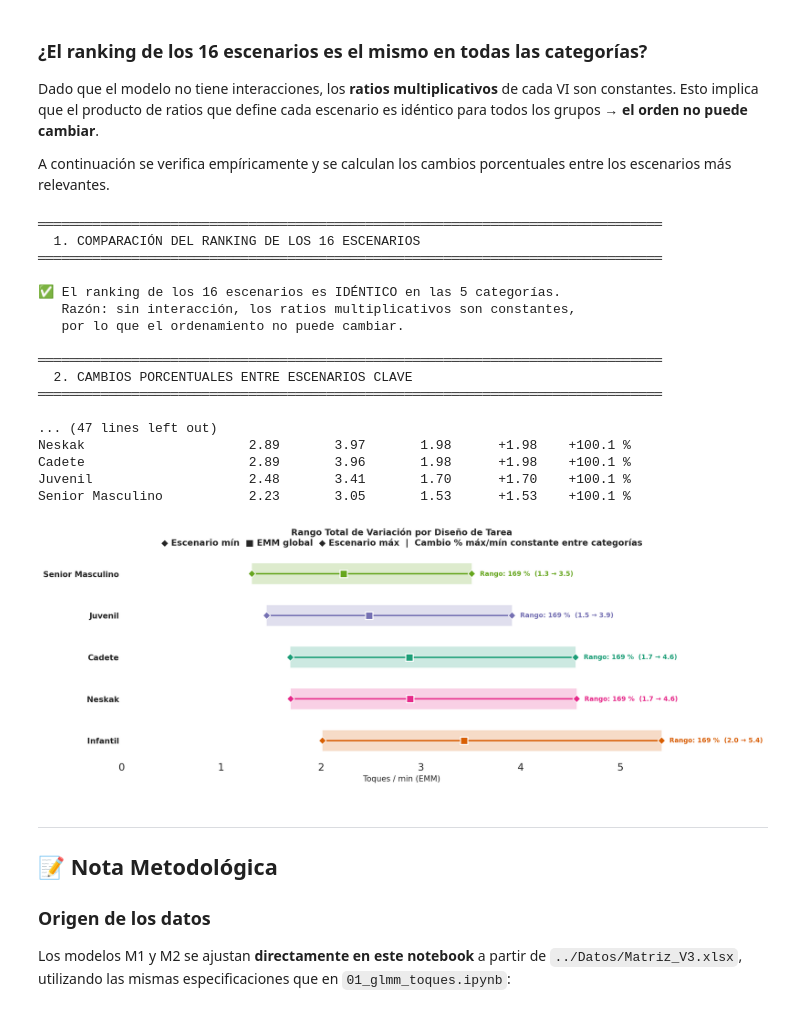
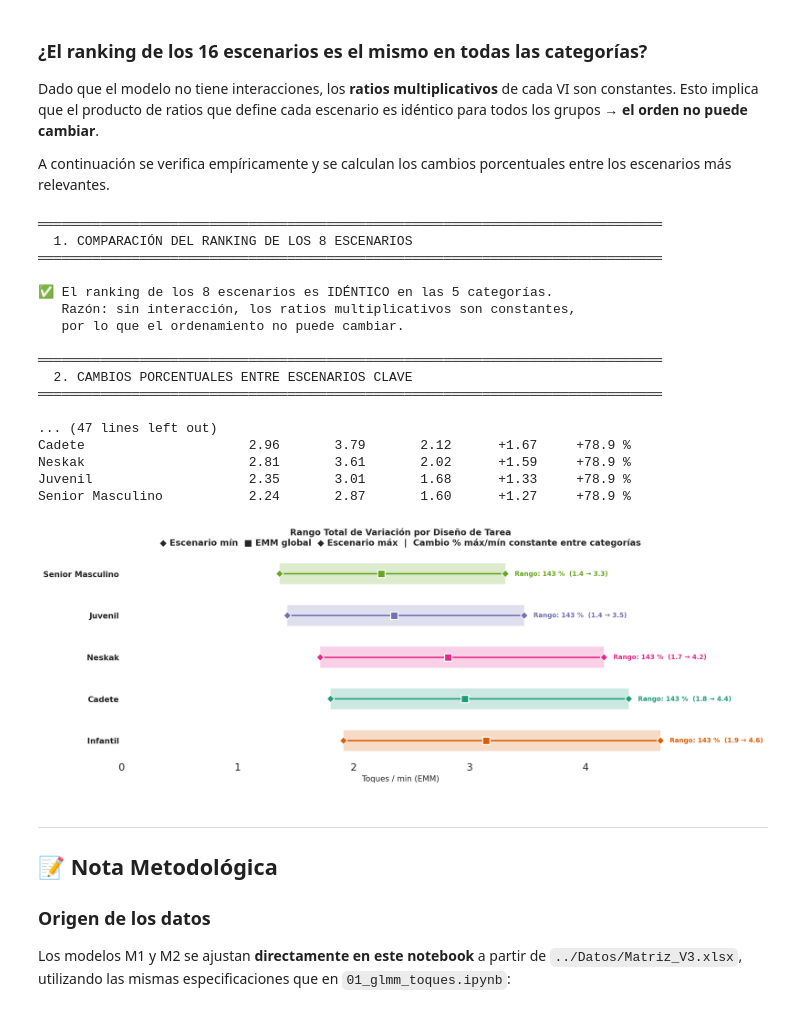
Before and after one commit to Bixen10/TFG-CristianRuiz-ImpactoTecnico, a Jupyter notebook: 04_GLMM/01b_glmm_toques_fichas_categoria.ipynb, the cells around one changed output. Cells and saved outputs as stored; diff of their text form; code cells hidden in the pictures.

```diff
--- a/04_GLMM/01b_glmm_toques_fichas_categoria.ipynb
+++ b/04_GLMM/01b_glmm_toques_fichas_categoria.ipynb
@@ -239,6 +235,7 @@ nivel_reduce = {
 }
 etiquetas_nivel = {
     "NoPolarizado": "No Polarizado", "Polarizado": "Polarizado",
+    "SSG": "SSG (Reducido)",         "LSG": "LSG (Amplio)",
     "reducido": "Reducido",          "amplio": "Amplio",
     "pequeño": "Pequeño (≤4v≤4)",    "grande": "Grande (≥5v≥5)",
     "Desequilibrio": "Desequilibrio","Equilibrio": "Equilibrio",
@@ -563,6 +560,7 @@ La columna **↑** indica cuántas de las 4 VI tienen su nivel "boost"
 abreviaturas = {
     "amplio": "Amp", "reducido": "Red",
     "grande": "Gra", "pequeño": "Peq",
+    "SSG": "Reduc", "LSG": "Amp",
     "NoPolarizado": "NoPol", "Polarizado": "Pol",
     "Desequilibrio": "Deseq", "Equilibrio": "Equil",
 }
@@ -602,6 +600,7 @@ todos_esc = {cat: calcular_todos_escenarios_16(cat) for cat in orden_categorias}
 
 # ── Visualización: un subplot por grupo ──────────────────────────────────
 n_cats = len(orden_categorias)
+n_escenarios = len(todos_esc[orden_categorias[0]])
 fig, axes_arr = plt.subplots(1, n_cats, figsize=(4.2 * n_cats, 11),
                               sharey=True, facecolor="white")
 if n_cats == 1:
@@ -650,8 +649,8 @@ fig.tight_layout(rect=[0, 0, 0, 0.84], pad=1.0, w_pad=0.6)
 
 # Título general: va dentro del bloque superior reservado
 fig.suptitle(
-    "16 Escenarios Combinados — Todas las Categorías de Edad\n"
-    "(etiquetas: Pol · Esp · Agr · Eq;  nº↑ = niveles 'boost' activos)",
+    f"{n_escenarios} Escenarios Combinados — Todas las Categorías de Edad\n"
+    "(etiquetas: Pol · Formato · Eq;  nº↑ = niveles 'boost' activos)",
     fontsize=14, fontweight="bold", y=0.985,
  )
 
@@ -665,7 +664,7 @@ for cat in orden_categorias:
 print()
 print("─" * (3 + 34 + 3 + 12 * n_cats))
 
-for rank_i in range(16):
+for rank_i in range(n_escenarios):
     e_ref = todos_esc[ref_cat][rank_i]
     print(f"{rank_i+1:>3} {e_ref['label']:<34} {e_ref['n_boost']:>2}", end="")
     for cat in orden_categorias:
@@ -912,9 +903,9 @@ entre los escenarios más relevantes.
 #  ORDEN DE ESCENARIOS Y CAMBIOS PORCENTUALES CLAVE
 # ══════════════════════════════════════════════════════════════════════════
 
-# ── 1. ¿El ranking de los 16 escenarios es idéntico entre categorías? ────
+# ── 1. ¿El ranking de los escenarios es idéntico entre categorías? ──────
 print("═" * 80)
-print("  1. COMPARACIÓN DEL RANKING DE LOS 16 ESCENARIOS")
+print(f"  1. COMPARACIÓN DEL RANKING DE LOS {n_escenarios} ESCENARIOS")
 print("═" * 80)
 
 ref_cat = orden_categorias[0]
@@ -931,7 +922,7 @@ for cat in orden_categorias[1:]:
                 print(f"    Pos {i+1}: {ref_cat} → {r}  vs  {cat} → {c}")
 
 if orden_identico:
-    print(f"\n✅ El ranking de los 16 escenarios es IDÉNTICO en las {n_cats} categorías.")
+    print(f"\n✅ El ranking de los {n_escenarios} escenarios es IDÉNTICO en las {n_cats} categorías.")
     print("   Razón: sin interacción, los ratios multiplicativos son constantes,")
     print("   por lo que el ordenamiento no puede cambiar.\n")
 
@@ -940,12 +931,13 @@ print(f"{'═' * 80}")
 print("  2. CAMBIOS PORCENTUALES ENTRE ESCENARIOS CLAVE")
 print(f"{'═' * 80}")
 
+# Ajustar comparaciones al número real de escenarios
 comparaciones = [
-    ("🔴 #1 (máximo) vs #16 (mínimo)  — rango total", 0, 15),
-    ("🟠 #1 (máximo) vs #8 (mediano)  — mitad superior", 0, 7),
-    ("🟡 #8 (mediano) vs #16 (mínimo) — mitad inferior", 7, 15),
+    (f"🔴 #1 (máximo) vs #{n_escenarios} (mínimo)  — rango total", 0, n_escenarios - 1),
+    (f"🟠 #1 (máximo) vs #{n_escenarios//2} (mediano)  — mitad superior", 0, (n_escenarios//2) - 1),
+    (f"🟡 #{n_escenarios//2} (mediano) vs #{n_escenarios} (mínimo) — mitad inferior", (n_escenarios//2) - 1, n_escenarios - 1),
     ("🔵 #1 vs #2  — ganancia marginal en el tope", 0, 1),
-    ("🟣 #15 vs #16 — pérdida marginal en el fondo", 14, 15),
+    (f"🟣 #{n_escenarios-1} vs #{n_escenarios} — pérdida marginal en el fondo", n_escenarios - 2, n_escenarios - 1),
 ]
 
 for desc, i1, i2 in comparaciones:
@@ -964,22 +956,22 @@ print("  📌 Nota: los cambios PORCENTUALES son idénticos entre categorías")
 print("     (misma razón: sin interacción). Solo los Δ absolutos difieren,")
 print("     escalando linealmente con la EMM global de cada grupo.")
 
-# ── 3. Tabla: promedio top-4 vs bottom-4 ─────────────────────────────────
+# ── 3. Tabla: promedio top mitad vs bottom mitad ────────────────────────
 print(f"\n{'═' * 80}")
-print("  3. PROMEDIO TOP-4 vs BOTTOM-4 ESCENARIOS")
+print(f"  3. PROMEDIO TOP-{n_escenarios//2} vs BOTTOM-{n_escenarios//2} ESCENARIOS")
 print(f"{'═' * 80}")
-print(f"\n{'Categoría':<20} {'EMM global':>10} {'Top-4':>10} {'Bot-4':>10}"
+print(f"\n{'Categoría':<20} {'EMM global':>10} {'Top-{n_escenarios//2}':>10} {'Bot-{n_escenarios//2}':>10}"
       f" {'Δ':>10} {'%':>10}")
 print("─" * 70)
 
 for cat in orden_categorias:
     esc = todos_esc[cat]
     g = emm_global[cat][0]
-    top4 = np.mean([esc[i]["emm"] for i in range(4)])
-    bot4 = np.mean([esc[i]["emm"] for i in range(12, 16)])
-    pct = (top4 / bot4 - 1) * 100
-    print(f"{cat:<20} {g:>10.2f} {top4:>10.2f} {bot4:>10.2f}"
-          f" {top4 - bot4:>+10.2f} {pct:>+9.1f} %")
+    top_half = np.mean([esc[i]["emm"] for i in range(n_escenarios//2)])
+    bot_half = np.mean([esc[i]["emm"] for i in range(n_escenarios//2, n_escenarios)])
+    pct = (top_half / bot_half - 1) * 100
+    print(f"{cat:<20} {g:>10.2f} {top_half:>10.2f} {bot_half:>10.2f}"
+          f" {top_half - bot_half:>+10.2f} {pct:>+9.1f} %")
 
 # ── 4. Visualización: rango total por grupo ──────────────────────────────
 fig, ax = plt.subplots(figsize=(14, 5), facecolor="white")
@@ -1003,40 +995,40 @@ for i, cat in enumerate(orden_categorias):
     # Anotación
     ax.text(e_max + 0.08, i,
             f"Rango: {pct_range:.0f} %  ({e_min:.1f} → {e_max:.1f})",
             fontsize=9, fontweight="bold", color=color, va="center")
 
 ax.set_yticks(range(len(orden_categorias)))
 ax.set_yticklabels(orden_categorias, fontsize=11, fontweight="bold")
 ax.set_xlabel("Toques / min (EMM)", fontsize=11)
 ax.set_title(
     "Rango Total de Variación por Diseño de Tarea\n"
     "◆ Escenario mín  ■ EMM global  ◆ Escenario máx  |  "
     "Cambio % máx/mín constante entre categorías",
     fontsize=12, fontweight="bold", pad=12,
 )
 ax.grid(axis="x", alpha=0.2, ls=":")
 ax.spines[["top", "right"]].set_visible(False)
 ax.set_xlim(left=0)
 plt.show()
 # %% [output]
 ════════════════════════════════════════════════════════════════════════════════
-  1. COMPARACIÓN DEL RANKING DE LOS 16 ESCENARIOS
+  1. COMPARACIÓN DEL RANKING DE LOS 8 ESCENARIOS
 ════════════════════════════════════════════════════════════════════════════════
 
-✅ El ranking de los 16 escenarios es IDÉNTICO en las 5 categorías.
+✅ El ranking de los 8 escenarios es IDÉNTICO en las 5 categorías.
    Razón: sin interacción, los ratios multiplicativos son constantes,
    por lo que el ordenamiento no puede cambiar.
 
 ════════════════════════════════════════════════════════════════════════════════
   2. CAMBIOS PORCENTUALES ENTRE ESCENARIOS CLAVE
 ════════════════════════════════════════════════════════════════════════════════
 
 ... (47 lines left out)
-Neskak                     2.89       3.97       1.98      +1.98    +100.1 %
-Cadete                     2.89       3.96       1.98      +1.98    +100.1 %
-Juvenil                    2.48       3.41       1.70      +1.70    +100.1 %
-Senior Masculino           2.23       3.05       1.53      +1.53    +100.1 %
+Cadete                     2.96       3.79       2.12      +1.67     +78.9 %
+Neskak                     2.81       3.61       2.02      +1.59     +78.9 %
+Juvenil                    2.35       3.01       1.68      +1.33     +78.9 %
+Senior Masculino           2.24       2.87       1.60      +1.27     +78.9 %
-[figure, old version]
+[figure, new version]
 # %% [markdown]
 ---
 ## 📝 Nota Metodológica
```
Also changed, not shown: parts of 16 cells of this notebook.
